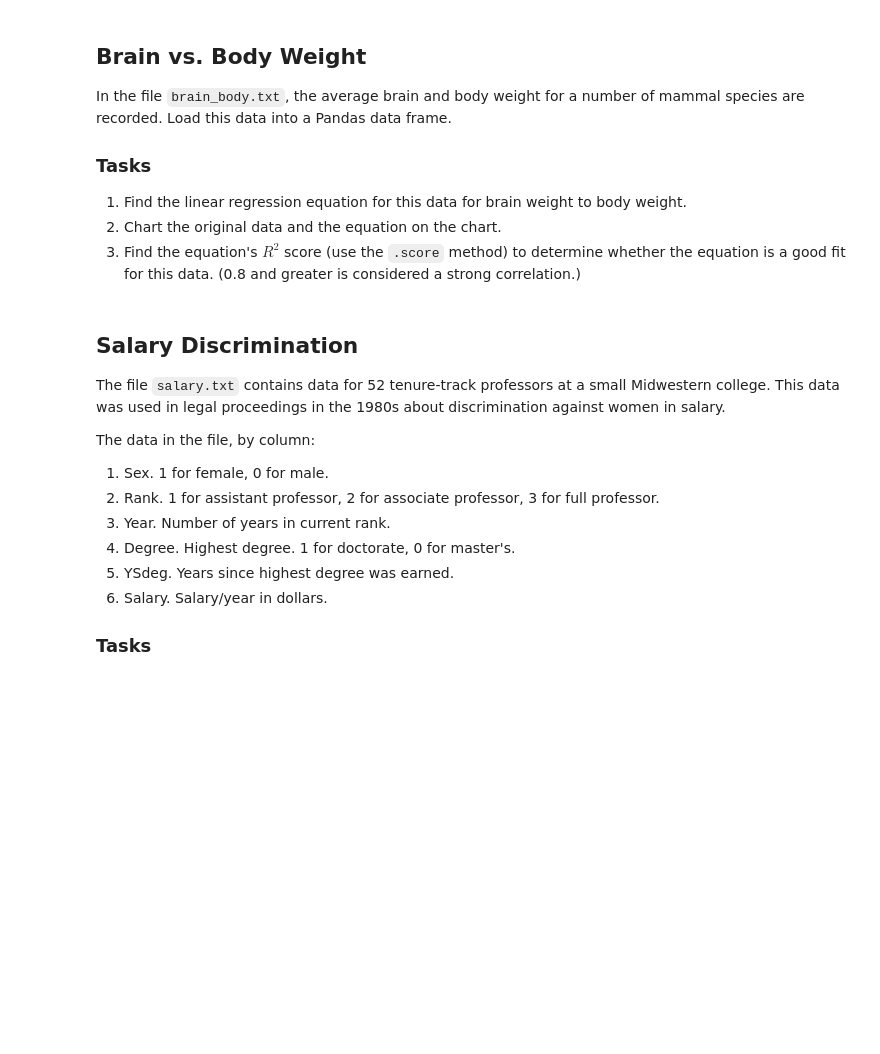
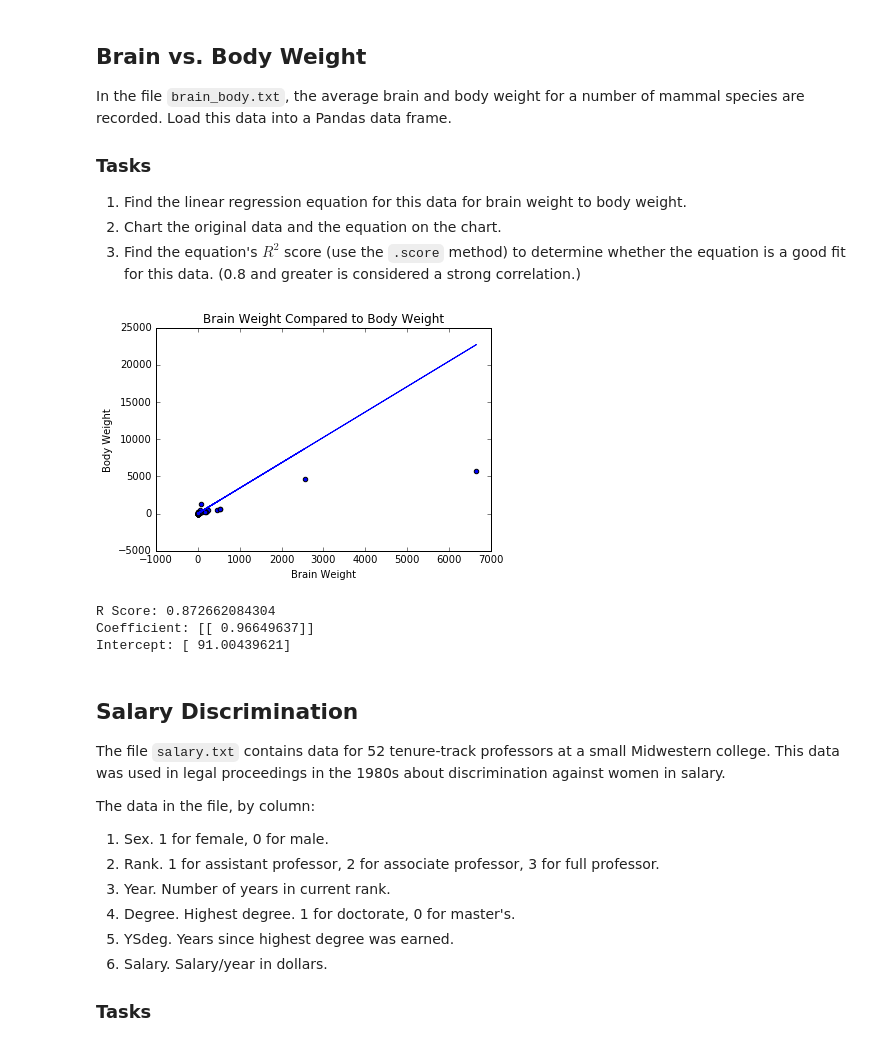
Before and after one commit to sateigen/linear-regression, a Jupyter notebook: simple-linear-regression.ipynb, the cells around one changed output. Cells and saved outputs as stored; diff of their text form; code cells hidden in the pictures; blank space fills up the shorter version.

Commit message:
Data for Brain vs. Body Weight and Salary Discrimination.

```diff
--- a/simple-linear-regression.ipynb
+++ b/simple-linear-regression.ipynb
@@ -64,7 +65,30 @@ In the file `brain_body.txt`, the average brain and body weight for a number of
 2. Chart the original data and the equation on the chart.
 3. Find the equation's $R^2$ score (use the `.score` method) to determine whether the equation is a good fit for this data. (0.8 and greater is considered a strong correlation.)
 # %%
-df = pd.read_fwf("brain_body.txt")
+br_vs_bd = pd.read_fwf("brain_body.txt")
+# %%
+brain = br_vs_bd[['Brain']]
+body = br_vs_bd[['Body']]
+
+lin_reg = linear_model.LinearRegression()
+result = lin_reg.fit(brain,body)
+# %%
+plt.scatter(brain, body)
+plt.plot(brain, regr.predict(brain))
+plt.xlabel('Brain Weight')
+plt.ylabel('Body Weight')
+plt.title('Brain Weight Compared to Body Weight')
+plt.show()
+# %% [output]
+[figure, added]
+# %%
+print('R Score:', lin_reg.score(brain, body))
+print('Coefficient:', lin_reg.coef_)
+print('Intercept:', lin_reg.intercept_)
+# %% [output]
+R Score: 0.872662084304
+Coefficient: [[ 0.96649637]]
+Intercept: [ 91.00439621]
 # %% [markdown]
 ## Salary Discrimination
 
```
Also changed, not shown: parts of 6 cells of this notebook.
